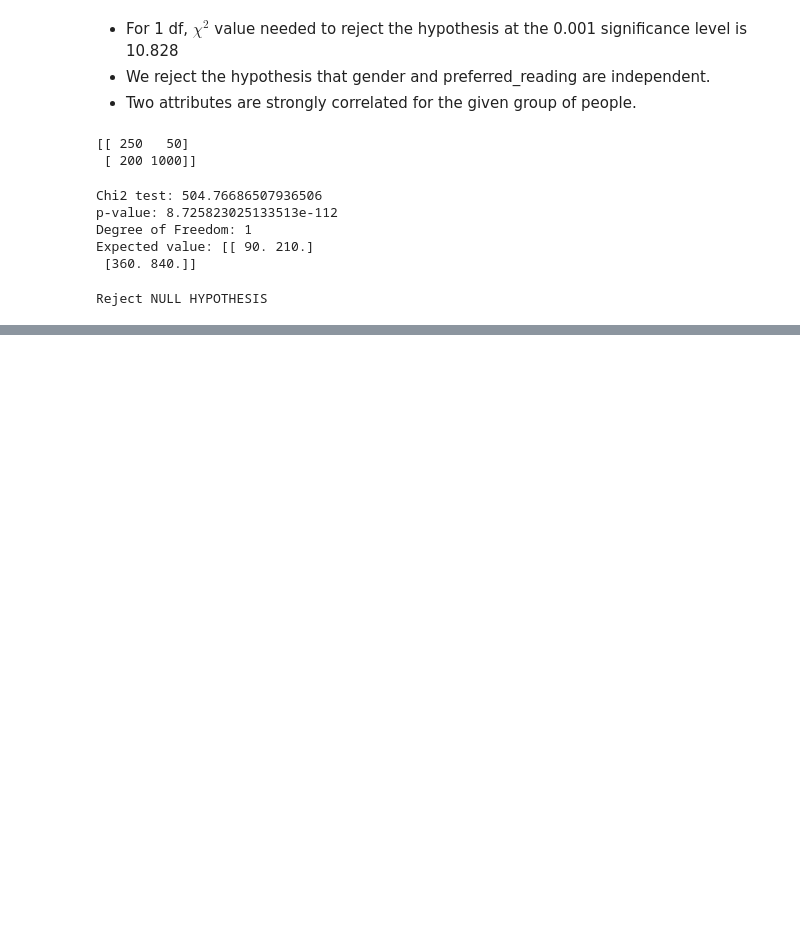
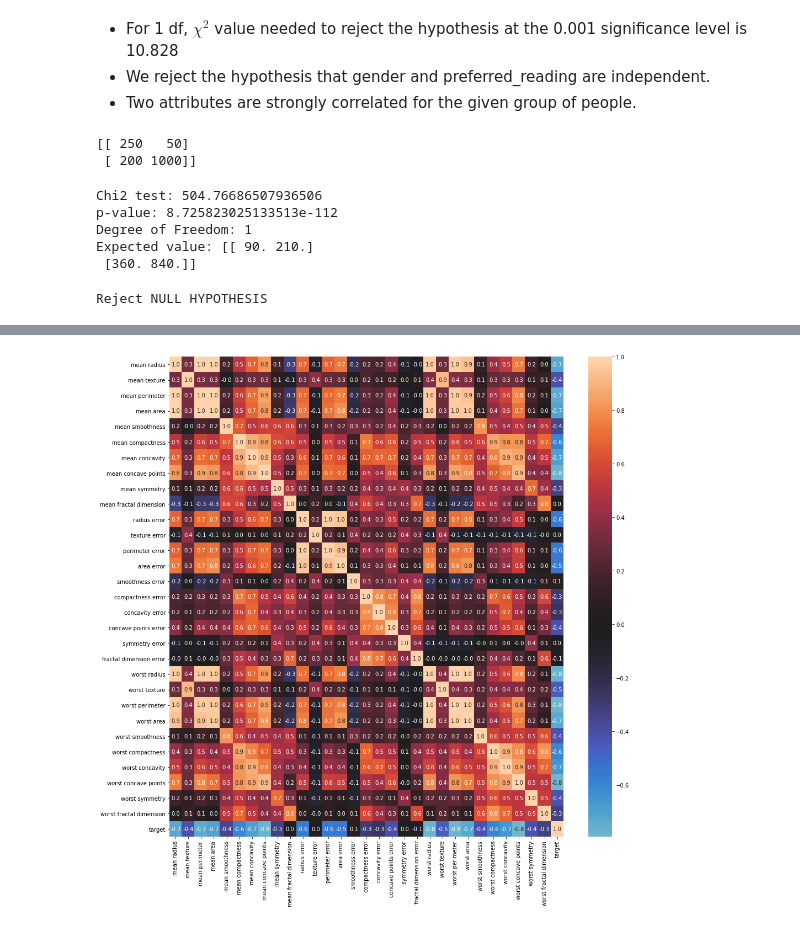
Before and after one commit to HangGao132/tutorial_762_2021, a Jupyter notebook: tutorial_05.ipynb, the cells around one changed output, grey strips where cells are left out. Drawn from its saved outputs; the diff is of its cells as text; code cells hidden in the pictures; blank space fills up the shorter version.

```diff
--- a/tutorial_05.ipynb
+++ b/tutorial_05.ipynb
@@ -619,0 +626,5 @@ Reject NULL HYPOTHESIS
+# %%
+# Load the dataset as Pandas DataFrame
+df_X, df_y = load_breast_cancer(return_X_y=True, as_frame=True)
+
+df_X.head()
@@ -619,0 +665,7 @@ Reject NULL HYPOTHESIS
+# %%
+# Add y as an attribute
+# We want to know the correlation between any attribute and the target.
+df = df_X.copy()
+df['target'] = df_y
+
+df.head()
@@ -619,0 +734,5 @@ Reject NULL HYPOTHESIS
+# %%
+plt.figure(figsize=(16, 16))
+ax = sns.heatmap(df.corr(), annot=True, fmt='.1f', center=0)
+# %% [output]
+[figure, added]
```
Also changed, not shown: parts of 10 cells of this notebook, 1 other file.
